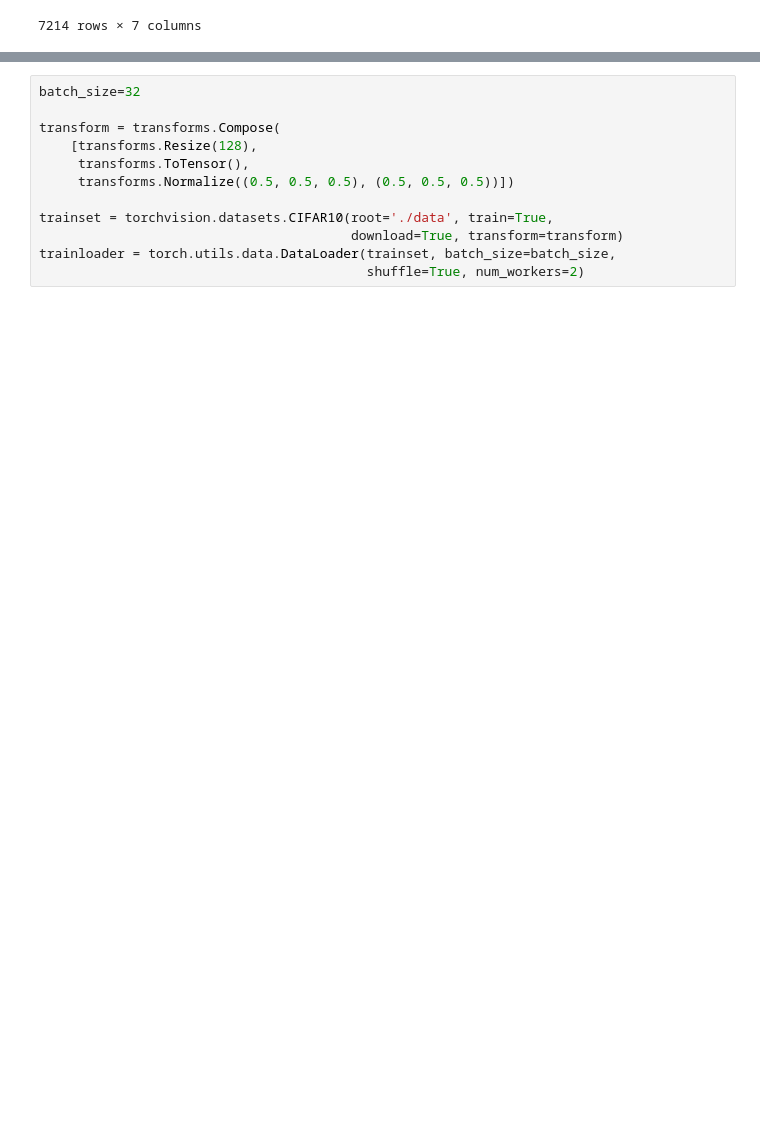
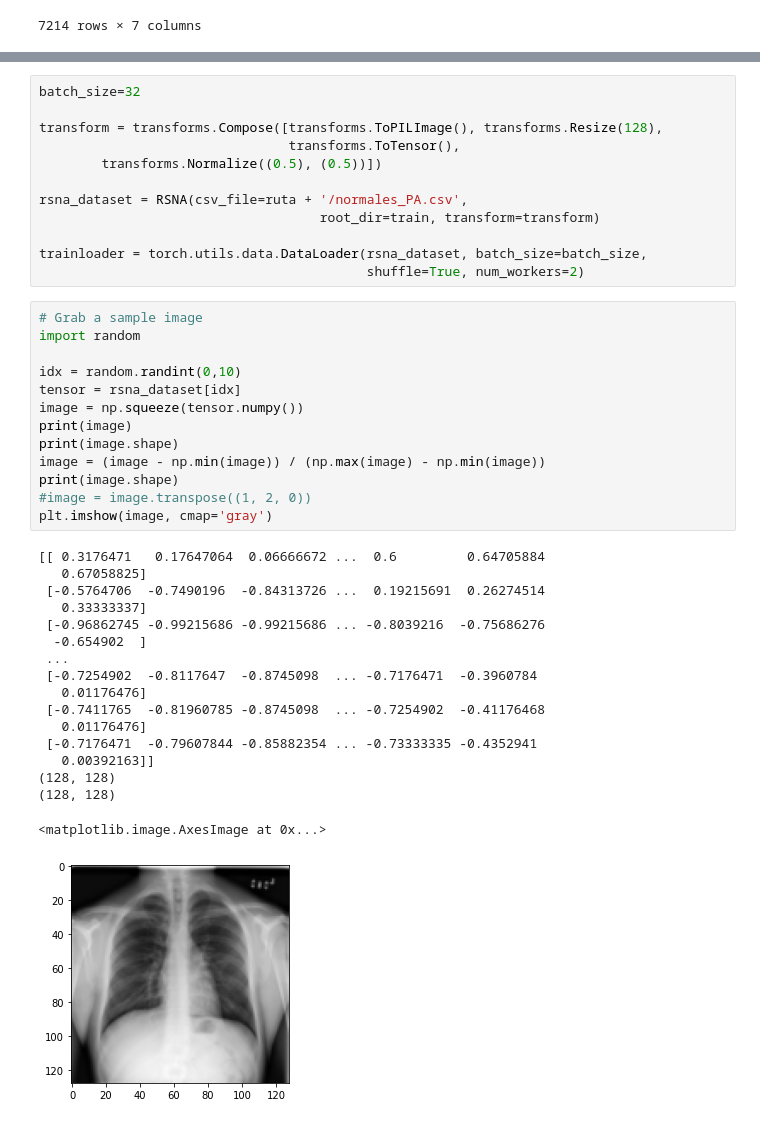
Before and after one commit to jvallalta/ia-medicina, a Jupyter notebook: VAE_Imagenes_RX_Torax.ipynb, the cells around one changed output, grey strips where cells are left out. Drawn from its saved outputs; the diff is of its cells as text; blank space fills up the shorter version.

```diff
--- a/VAE_Imagenes_RX_Torax.ipynb
+++ b/VAE_Imagenes_RX_Torax.ipynb
@@ -234,12 +230,43 @@ normales_PA.iloc[0,5]
 # %%
 batch_size=32
 
-transform = transforms.Compose(
-    [transforms.Resize(128),
-     transforms.ToTensor(),
-     transforms.Normalize((0.5, 0.5, 0.5), (0.5, 0.5, 0.5))])
+transform = transforms.Compose([transforms.ToPILImage(), transforms.Resize(128),
+                                transforms.ToTensor(),
+        transforms.Normalize((0.5), (0.5))])
 
-trainset = torchvision.datasets.CIFAR10(root='./data', train=True,
-                                        download=True, transform=transform)
-trainloader = torch.utils.data.DataLoader(trainset, batch_size=batch_size,
+rsna_dataset = RSNA(csv_file=ruta + '/normales_PA.csv',
+                                    root_dir=train, transform=transform)
+
+trainloader = torch.utils.data.DataLoader(rsna_dataset, batch_size=batch_size,
                                           shuffle=True, num_workers=2)
+# %%
+# Grab a sample image
+import random
+
+idx = random.randint(0,10)
+tensor = rsna_dataset[idx]
+image = np.squeeze(tensor.numpy())
+print(image)
+print(image.shape)
+image = (image - np.min(image)) / (np.max(image) - np.min(image))
+print(image.shape)
+#image = image.transpose((1, 2, 0))
+plt.imshow(image, cmap='gray')
+# %% [output]
+[[ 0.3176471   0.17647064  0.06666672 ...  0.6         0.64705884
+   0.67058825]
+ [-0.5764706  -0.7490196  -0.84313726 ...  0.19215691  0.26274514
+   0.33333337]
+ [-0.96862745 -0.99215686 -0.99215686 ... -0.8039216  -0.75686276
+  -0.654902  ]
+ ...
+ [-0.7254902  -0.8117647  -0.8745098  ... -0.7176471  -0.3960784
+   0.01176476]
+ [-0.7411765  -0.81960785 -0.8745098  ... -0.7254902  -0.41176468
+   0.01176476]
+ [-0.7176471  -0.79607844 -0.85882354 ... -0.73333335 -0.4352941
+   0.00392163]]
+(128, 128)
+(128, 128)
+<matplotlib.image.AxesImage at 0x...>
+[figure, added]
```
Also changed, not shown: parts of 8 cells of this notebook.
